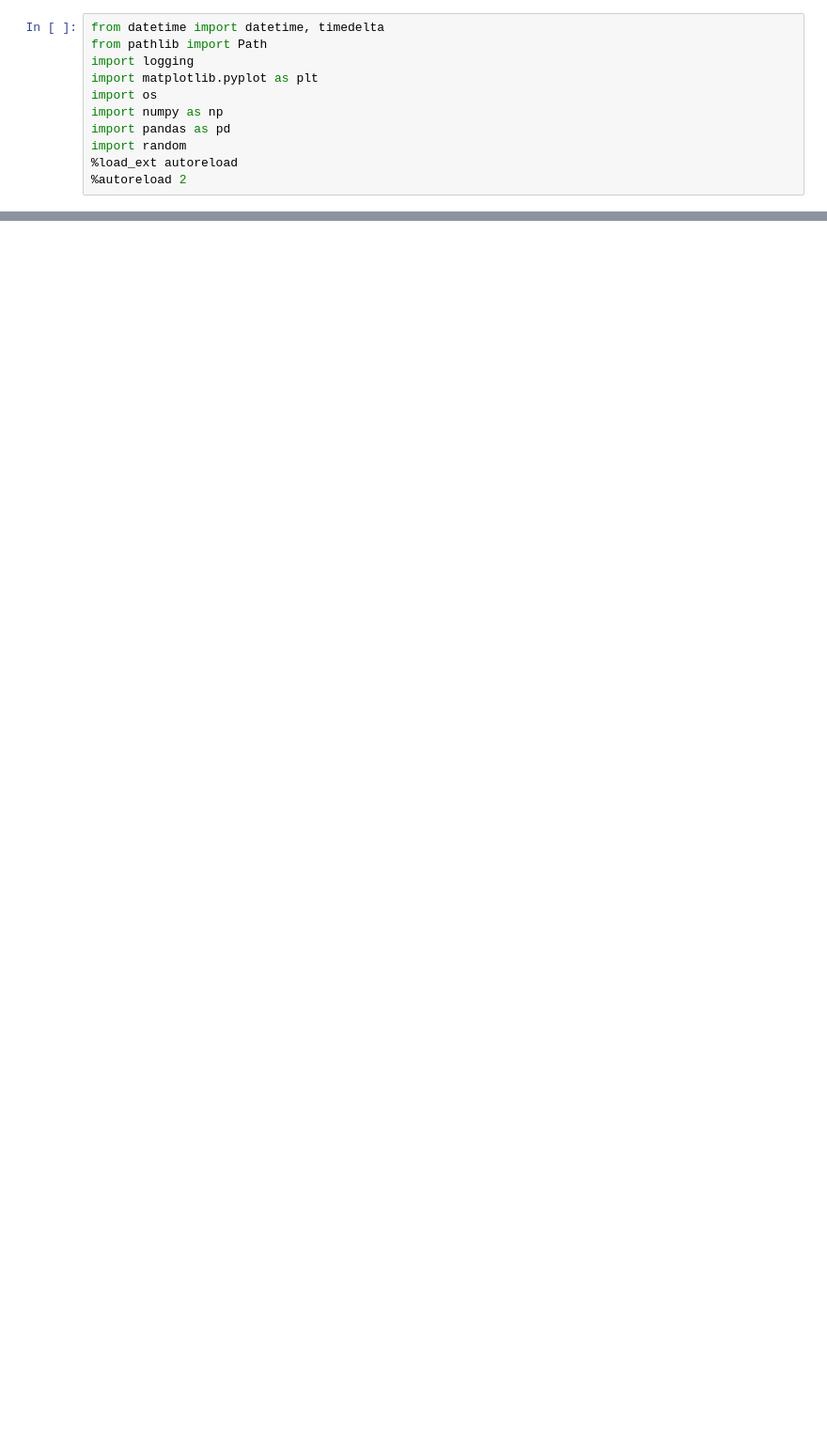
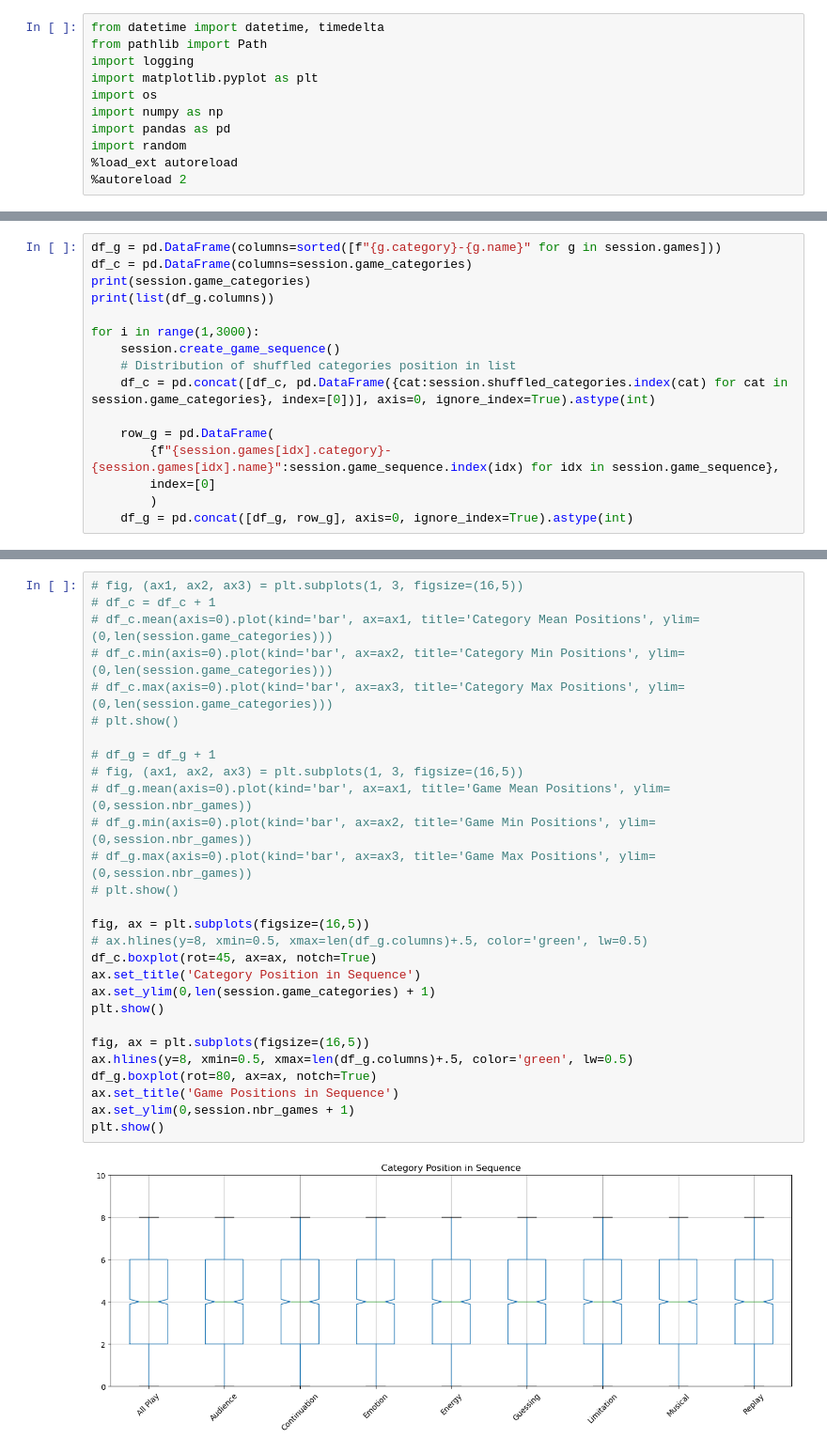
Before and after one commit to vtecftwy/improv_randomizer, a Jupyter notebook: nbs/WIP.02_game_sequence.ipynb, the cells around one changed output, grey strips where cells are left out. Shown at 94% size. Cells and saved outputs as stored; diff of their text form; blank space fills up the shorter version.

```diff
--- a/nbs/WIP.02_game_sequence.ipynb
+++ b/nbs/WIP.02_game_sequence.ipynb
@@ -38,3 +36,19 @@ session = GameSession()
  - TV Box
  - Two lines
  - World's Worst
+# %%
+df_g = pd.DataFrame(columns=sorted([f"{g.category}-{g.name}" for g in session.games]))
+df_c = pd.DataFrame(columns=session.game_categories)
+print(session.game_categories)
+print(list(df_g.columns))
+
+for i in range(1,3000):
+    session.create_game_sequence()
+    # Distribution of shuffled categories position in list
+    df_c = pd.concat([df_c, pd.DataFrame({cat:session.shuffled_categories.index(cat) for cat in session.game_categories}, index=[0])], axis=0, ignore_index=True).astype(int)
+
+    row_g = pd.DataFrame(
+        {f"{session.games[idx].category}-{session.games[idx].name}":session.game_sequence.index(idx) for idx in session.game_sequence},
+        index=[0]
+        )
+    df_g = pd.concat([df_g, row_g], axis=0, ignore_index=True).astype(int)
@@ -40,0 +58,30 @@ session = GameSession()
+# %%
+# fig, (ax1, ax2, ax3) = plt.subplots(1, 3, figsize=(16,5))
+# df_c = df_c + 1
+# df_c.mean(axis=0).plot(kind='bar', ax=ax1, title='Category Mean Positions', ylim=(0,len(session.game_categories)))
+# df_c.min(axis=0).plot(kind='bar', ax=ax2, title='Category Min Positions', ylim=(0,len(session.game_categories)))
+# df_c.max(axis=0).plot(kind='bar', ax=ax3, title='Category Max Positions', ylim=(0,len(session.game_categories)))
+# plt.show()
+
+# df_g = df_g + 1
+# fig, (ax1, ax2, ax3) = plt.subplots(1, 3, figsize=(16,5))
+# df_g.mean(axis=0).plot(kind='bar', ax=ax1, title='Game Mean Positions', ylim=(0,session.nbr_games))
+# df_g.min(axis=0).plot(kind='bar', ax=ax2, title='Game Min Positions', ylim=(0,session.nbr_games))
+# df_g.max(axis=0).plot(kind='bar', ax=ax3, title='Game Max Positions', ylim=(0,session.nbr_games))
+# plt.show()
+
+fig, ax = plt.subplots(figsize=(16,5))
+# ax.hlines(y=8, xmin=0.5, xmax=len(df_g.columns)+.5, color='green', lw=0.5)
+df_c.boxplot(rot=45, ax=ax, notch=True)
+ax.set_title('Category Position in Sequence')
+ax.set_ylim(0,len(session.game_categories) + 1)
+plt.show()
+
+fig, ax = plt.subplots(figsize=(16,5))
+ax.hlines(y=8, xmin=0.5, xmax=len(df_g.columns)+.5, color='green', lw=0.5)
+df_g.boxplot(rot=80, ax=ax, notch=True)
+ax.set_title('Game Positions in Sequence')
+ax.set_ylim(0,session.nbr_games + 1)
+plt.show()
+# %% [output]
+[figure, added]
```
Also changed, not shown: parts of 8 cells of this notebook, 4 other files.
